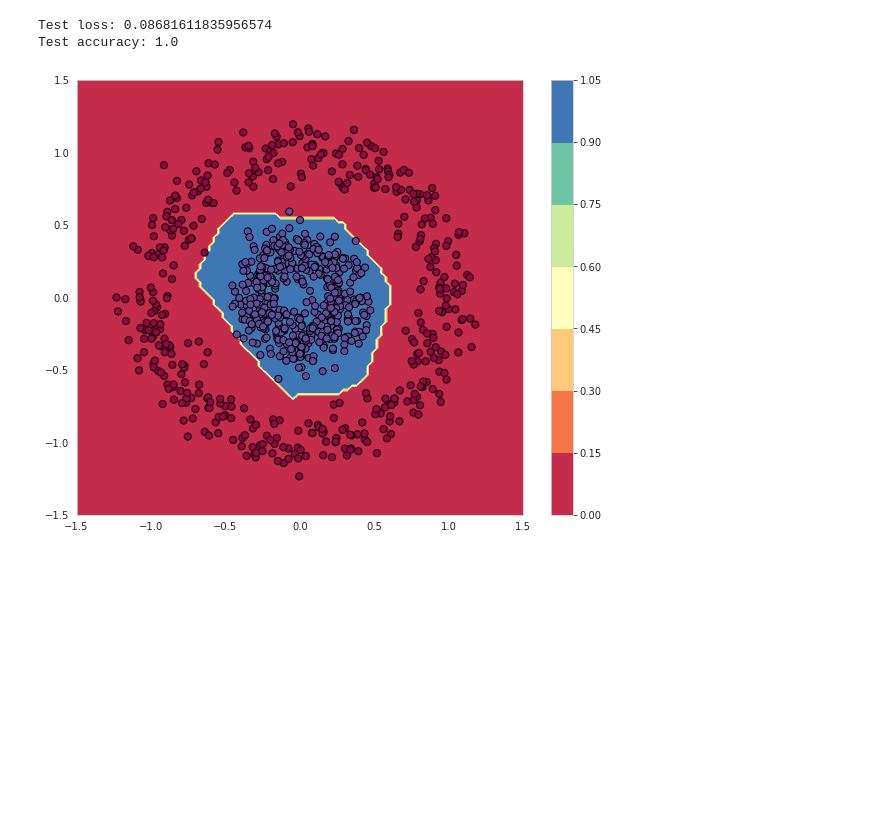
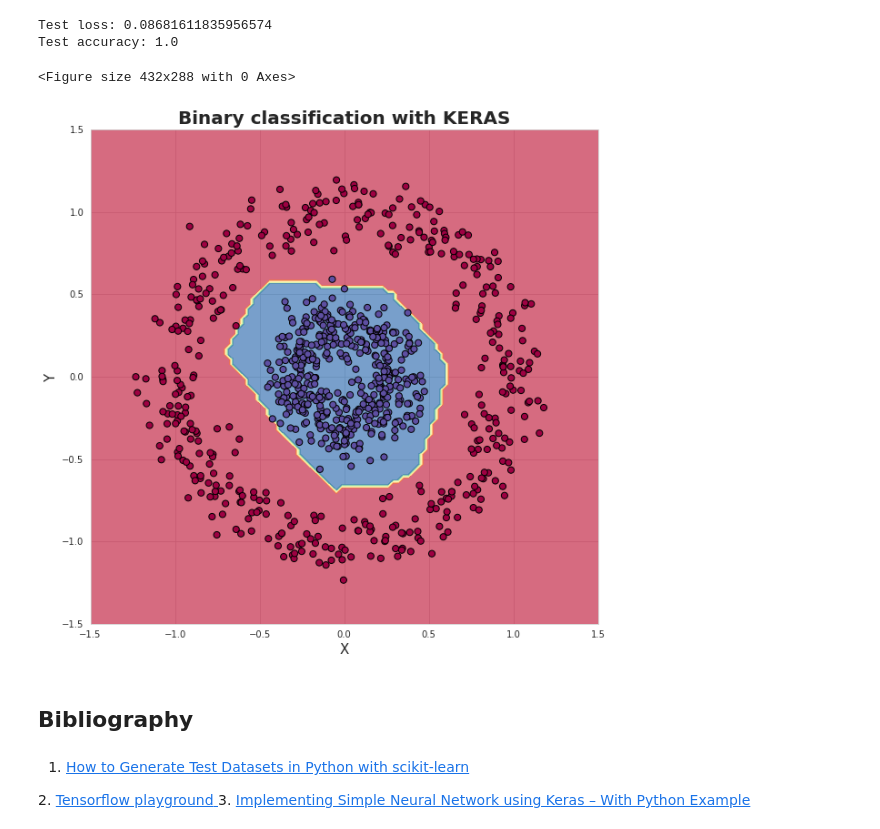
Before and after one commit to SkalskiP/ILearnDeepLearning.py, a Jupyter notebook: 01_mathematics_of_nn/Binary classification.ipynb, the cells around one changed output. Drawn from its saved outputs; the diff is of its cells as text; code cells hidden in the pictures; blank space fills up the shorter version.

Commit message:
binary classification up

```diff
--- a/01_mathematics_of_nn/Binary classification.ipynb
+++ b/01_mathematics_of_nn/Binary classification.ipynb
@@ -52,9 +52,27 @@ grid_2d = grid.reshape(2, -1).T
 X, Y = grid
 prediction_probs = model.predict_classes(grid_2d, batch_size=32, verbose=0)
 # %%
-fig, ax = plt.subplots(figsize=(10, 8))
-contour = ax.contourf(X, Y, prediction_probs.reshape(100, 100), cmap=cm.Spectral)
-ax.scatter(X_train[:, 0], X_train[:, 1], c=y_train.ravel(), s=50, cmap=plt.cm.Spectral, edgecolors='black');
-cbar = plt.colorbar(contour, ax=ax)
+plt.figure()
+plt.figure(figsize=(10,10))
+sns.set_style("whitegrid")
+plt.title('Binary classification with KERAS', fontsize=20, fontweight='bold')
+plt.xlabel('X', fontsize=15)
+plt.ylabel('Y', fontsize=15)
+plt.contourf(X, Y, prediction_probs.reshape(100, 100), alpha = 0.7, cmap=cm.Spectral)
+plt.scatter(X_train[:, 0], X_train[:, 1], c=y_train.ravel(), s=50, cmap=plt.cm.Spectral, edgecolors='black')
+plt.show()
 # %% [output]
+<Figure size 432x288 with 0 Axes>
-[figure, old version]
+[figure, new version]
+# %% [markdown]
+## Bibliography
+# %% [markdown]
+1. <a href="https://machinelearningmastery.com/generate-test-datasets-python-scikit-learn/">
+    How to Generate Test Datasets in Python with scikit-learn
+</a>
+2. <a href="https://playground.tensorflow.org/">
+    Tensorflow playground
+</a>
+3. <a href="https://rubikscode.net/2018/02/12/implementing-simple-neural-network-using-keras-with-python-example/">
+    Implementing Simple Neural Network using Keras – With Python Example
+</a>
```
Also changed, not shown: parts of 1 cell of this notebook.
